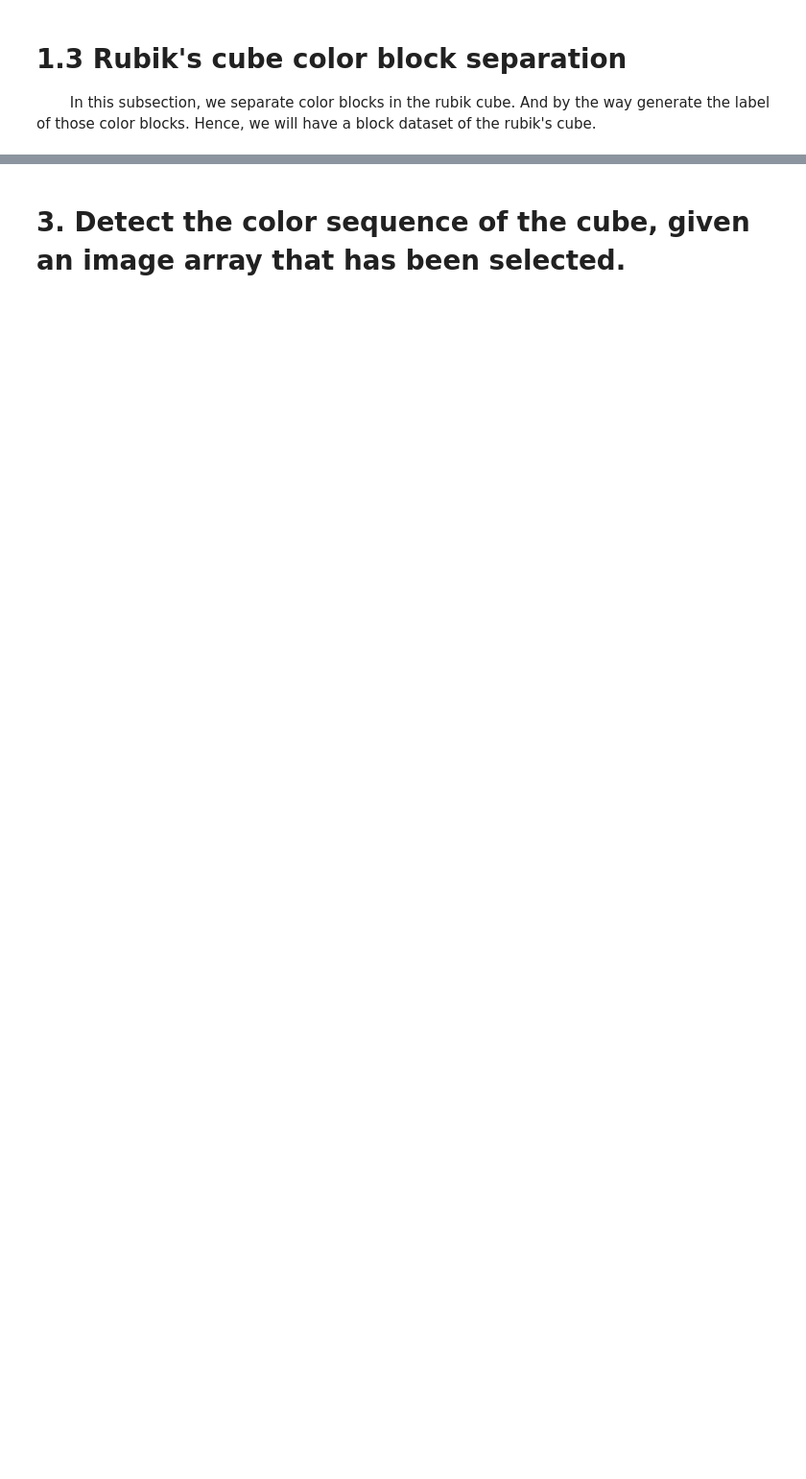
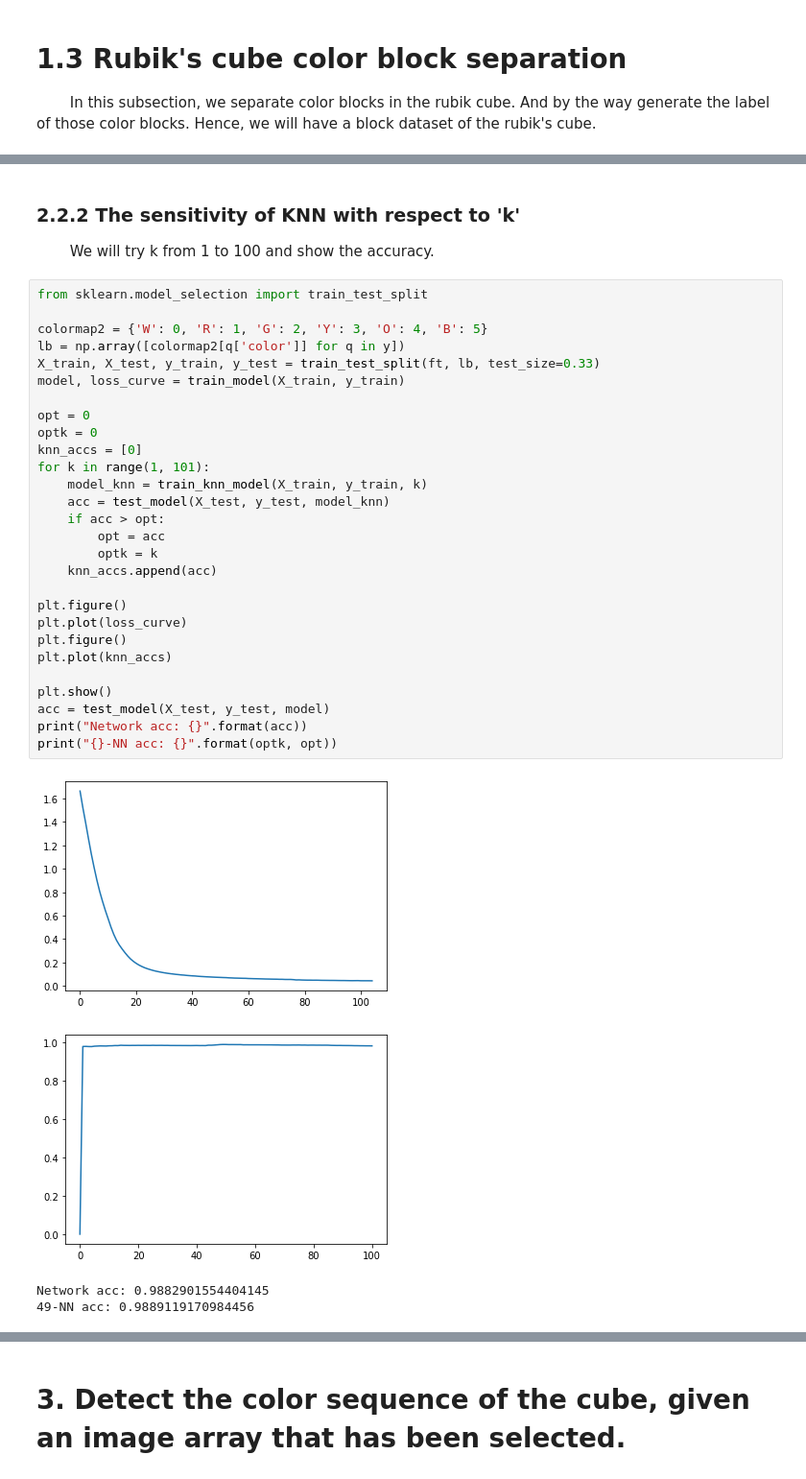
Before and after one commit to yangtianjian/easy_cube, a Jupyter notebook: rest_server/colordetect/colordetect_experiment.ipynb, the cells around one changed output, grey strips where cells are left out. Shown at 96% size. Saved outputs shown, nothing was run; the diff lists cells and outputs as text; blank space fills up the shorter version.

```diff
--- a/rest_server/colordetect/colordetect_experiment.ipynb
+++ b/rest_server/colordetect/colordetect_experiment.ipynb
@@ -189,0 +353,36 @@ print("Finish")
+# %% [markdown]
+### 2.2.2 The sensitivity of KNN with respect to 'k'
+&emsp;&emsp; We will try k from 1 to 100 and show the accuracy.
+# %%
+from sklearn.model_selection import train_test_split
+
+colormap2 = {'W': 0, 'R': 1, 'G': 2, 'Y': 3, 'O': 4, 'B': 5}
+lb = np.array([colormap2[q['color']] for q in y])
+X_train, X_test, y_train, y_test = train_test_split(ft, lb, test_size=0.33)
+model, loss_curve = train_model(X_train, y_train)
+
+opt = 0
+optk = 0
+knn_accs = [0]
+for k in range(1, 101):
+    model_knn = train_knn_model(X_train, y_train, k)
+    acc = test_model(X_test, y_test, model_knn)
+    if acc > opt:
+        opt = acc
+        optk = k
+    knn_accs.append(acc)
+
+plt.figure()
+plt.plot(loss_curve)
+plt.figure()
+plt.plot(knn_accs)
+
+plt.show()
+acc = test_model(X_test, y_test, model)
+print("Network acc: {}".format(acc))
+print("{}-NN acc: {}".format(optk, opt))
+# %% [output]
+[figure, added]
+[figure, added]
+Network acc: 0.9882901554404145
+49-NN acc: 0.9889119170984456
```
Also changed, not shown: parts of 35 cells of this notebook, 35 other files.
